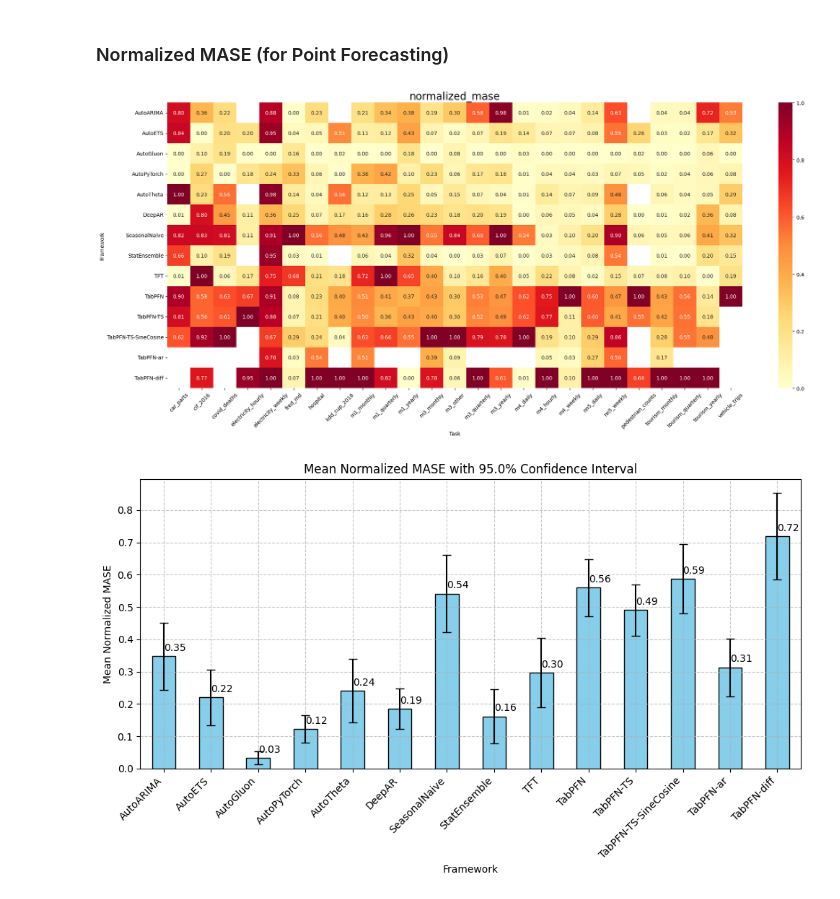
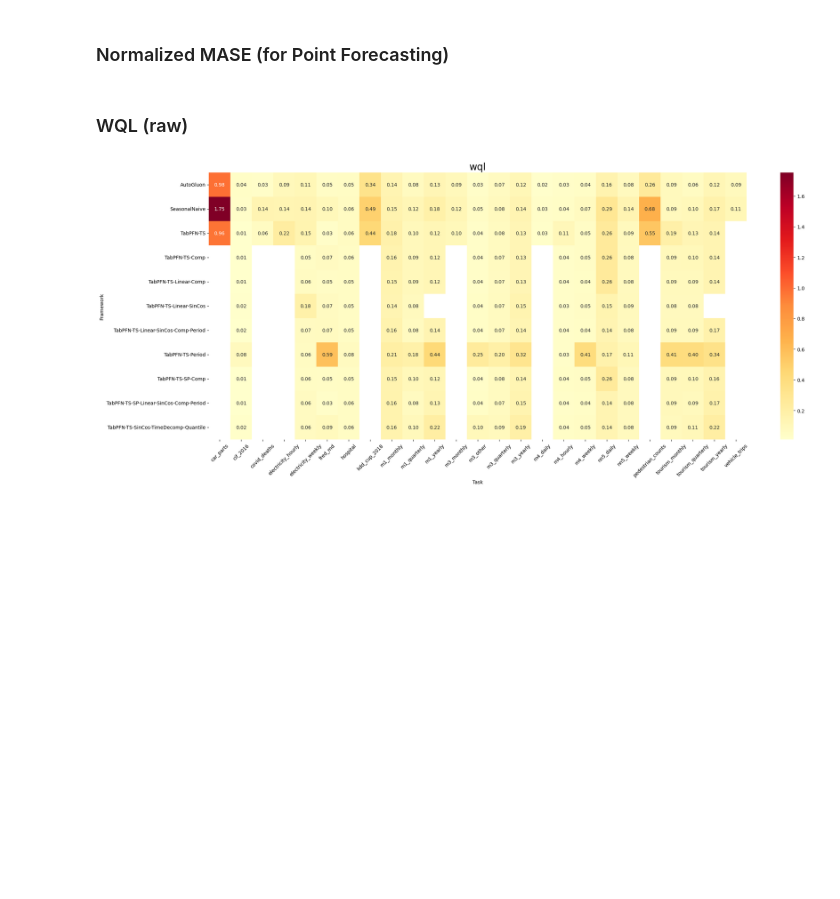
Before and after one commit to liam-sbhoo/automlbenchmark, a Jupyter notebook: master_results/plot_wandb.ipynb, the cells around one changed output. Saved outputs shown, nothing was run; the diff lists cells and outputs as text; code cells hidden in the pictures; blank space fills up the shorter version.

```diff
--- a/master_results/plot_wandb.ipynb
+++ b/master_results/plot_wandb.ipynb
@@ -268,42 +335,15 @@ plot_heatmap(df_duration_pivot, "Duration", "Task", "Framework")
 # %% [markdown]
 ### Normalized MASE (for Point Forecasting)
 # %%
-import numpy as np
-from scipy.stats import t
+# import numpy as np
 
-df_norm_mase_pivot = df_all_runs.pivot(index='framework', columns='task', values='normalized_mase')
-plot_heatmap(df_norm_mase_pivot, "normalized_mase", "Task", "Framework", annot_format=".2f")
+# df_norm_mase_pivot = df_all_runs.pivot(index='framework', columns='task', values='normalized_mase')
+# df_norm_mase_pivot = df_norm_mase_pivot.loc[:, ~df_norm_mase_pivot.columns.isin(exclude_dataset_for_metric)]
 
-def plot_mean_and_confidence_interval(df_pivot, confidence_level=0.95):
-    mean_norm_mase = df_pivot.mean(axis=1)
-    std_norm_mase = df_pivot.std(axis=1)
-    confidence_interval = t.ppf(confidence_level, df_pivot.shape[1] - 1) * (std_norm_mase / np.sqrt(df_pivot.shape[1]))
-
-    # Plot the mean and confidence interval
-    fig, ax = plt.subplots(figsize=(10, 6))
-    bars = mean_norm_mase.plot(kind='bar', yerr=confidence_interval, ax=ax, capsize=4, color='skyblue', edgecolor='black')
-
-    # Add value annotations on the bars
-    for bar in bars.patches:
-        height = bar.get_height()
-        ax.annotate(f'{height:.2f}',
-                    xy=(bar.get_x() + bar.get_width() / 2, height),
-                    xytext=(0, 3),  # 3 points vertical offset
-                    textcoords="offset points",
-                    ha='left', va='bottom')
-
-    # Customize the plot
-    ax.set_title(f'Mean Normalized MASE with {confidence_level * 100}% Confidence Interval')
-    ax.set_xlabel('Framework')
-    ax.set_ylabel('Mean Normalized MASE')
-    ax.grid(True, linestyle='--', alpha=0.7)
-
-    plt.xticks(rotation=45, ha='right')
-    plt.tight_layout()
-    plt.show()
-
-confidence_level = 0.95
-plot_mean_and_confidence_interval(df_norm_mase_pivot, confidence_level)
+# plot_heatmap(df_norm_mase_pivot, f"Normalized MASE\n(excluded {exclude_dataset_for_metric})", "Task", "Framework", annot_format=".2f")
-# %% [output]
-[figure, removed]
-[figure, removed]
+# %% [markdown]
+### WQL (raw)
+# %%
+plot_metric_against_framework(df_all_runs, 'wql', annot_format=".2f")
+# %% [output]
+[figure, added]
```
Also changed, not shown: parts of 32 cells of this notebook, 12 other files.
